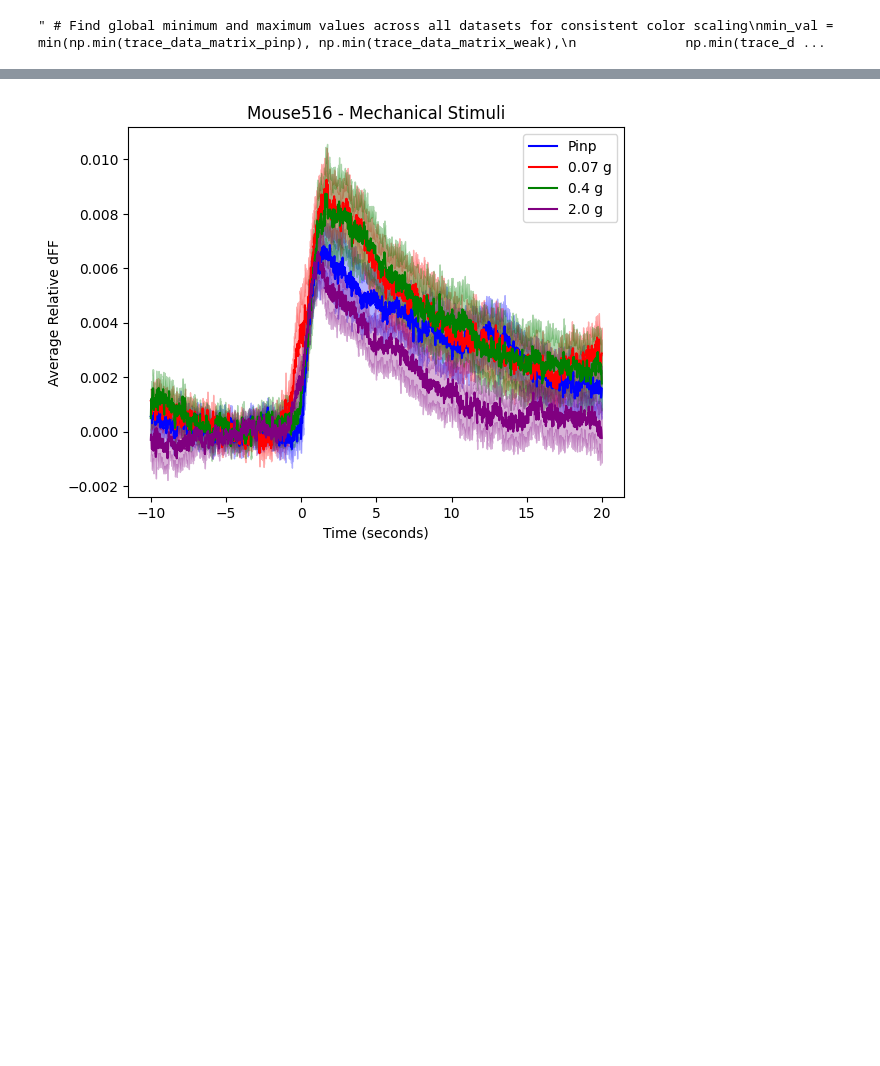
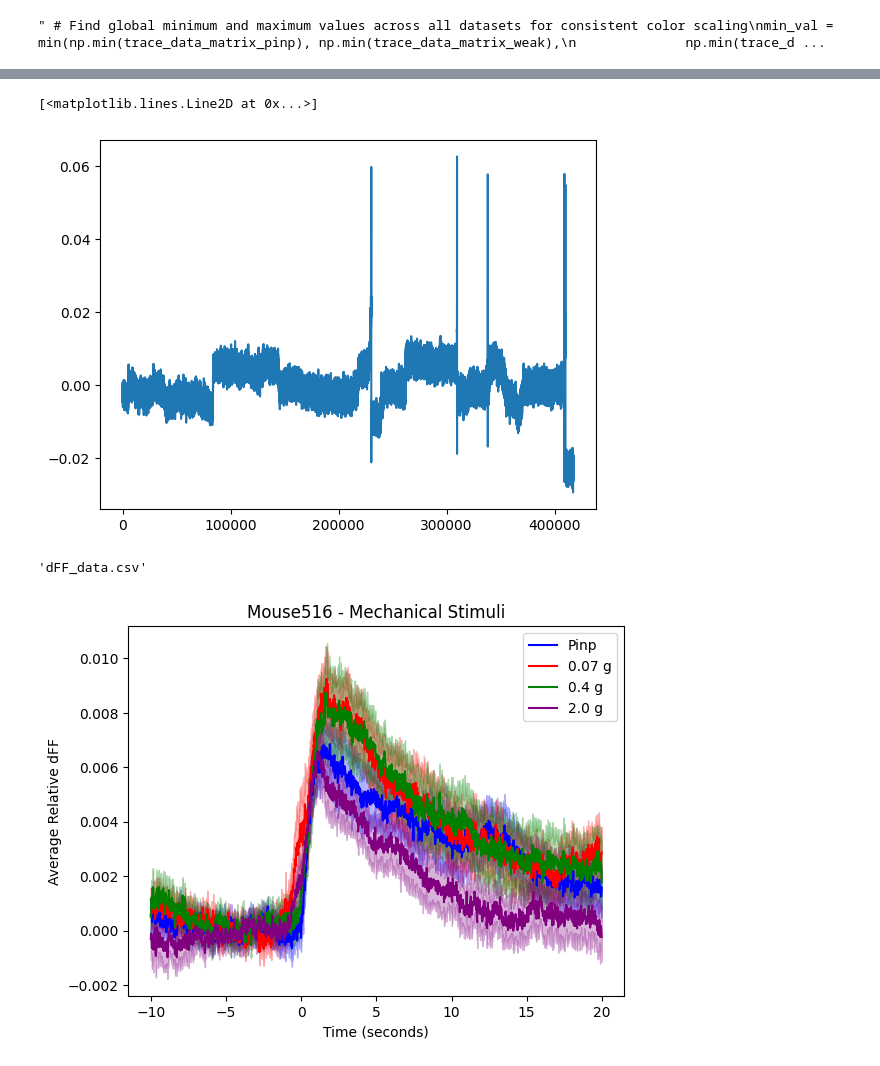
Before and after one commit to MagM00/nevian_lab, a Jupyter notebook: sensory_stim_analysis/sens_FP_analysis-617_618.ipynb, the cells around one changed output, grey strips where cells are left out. Cells and saved outputs as stored; diff of their text form; code cells hidden in the pictures; blank space fills up the shorter version.

```diff
--- a/sensory_stim_analysis/sens_FP_analysis-617_618.ipynb
+++ b/sensory_stim_analysis/sens_FP_analysis-617_618.ipynb
@@ -1043,3 +1048,38 @@ index: (array([1484, 1614], dtype=int64),)
+# %%
+import numpy as np
+from scipy.signal import medfilt
+
+def apply_median_filter(dFF, kernel_size=3):
+    """
+    Apply a median filter to the signal to remove spikes (artifacts).
+
+    Parameters:
+    - dFF: The original signal with potential artifacts.
+    - kernel_size: The size of the kernel used in the median filter.
+
+    Returns:
+    - The signal with artifacts reduced by the median filter.
+    """
+    filtered_signal = medfilt(dFF, kernel_size=kernel_size)
+    return filtered_signal
+
+# Replace 'your_data_array' with the actual data array you have
+corrected_dFF = apply_median_filter(dFF, kernel_size=5)
+plt.plot(corrected_dFF)
+# %% [output]
+[<matplotlib.lines.Line2D at 0x...>]
+[figure, added]
+# %%
+# Convert the array into a pandas DataFrame
+dFF_df = pd.DataFrame(dFF, columns=['dFF'])
+
+# Save the DataFrame to a CSV file
+csv_file_path = 'dFF_data.csv'  # Specify your desired file path and name
+dFF_df.to_csv(csv_file_path, index=False)
+
+csv_file_path  # This will output the file path which can be used to download the file
+# %% [output]
+'dFF_data.csv'
 # %%
 traces = {
     'average_trace_pinp': average_trace_pinp,
```
Also changed, not shown: parts of 1 cell of this notebook.
